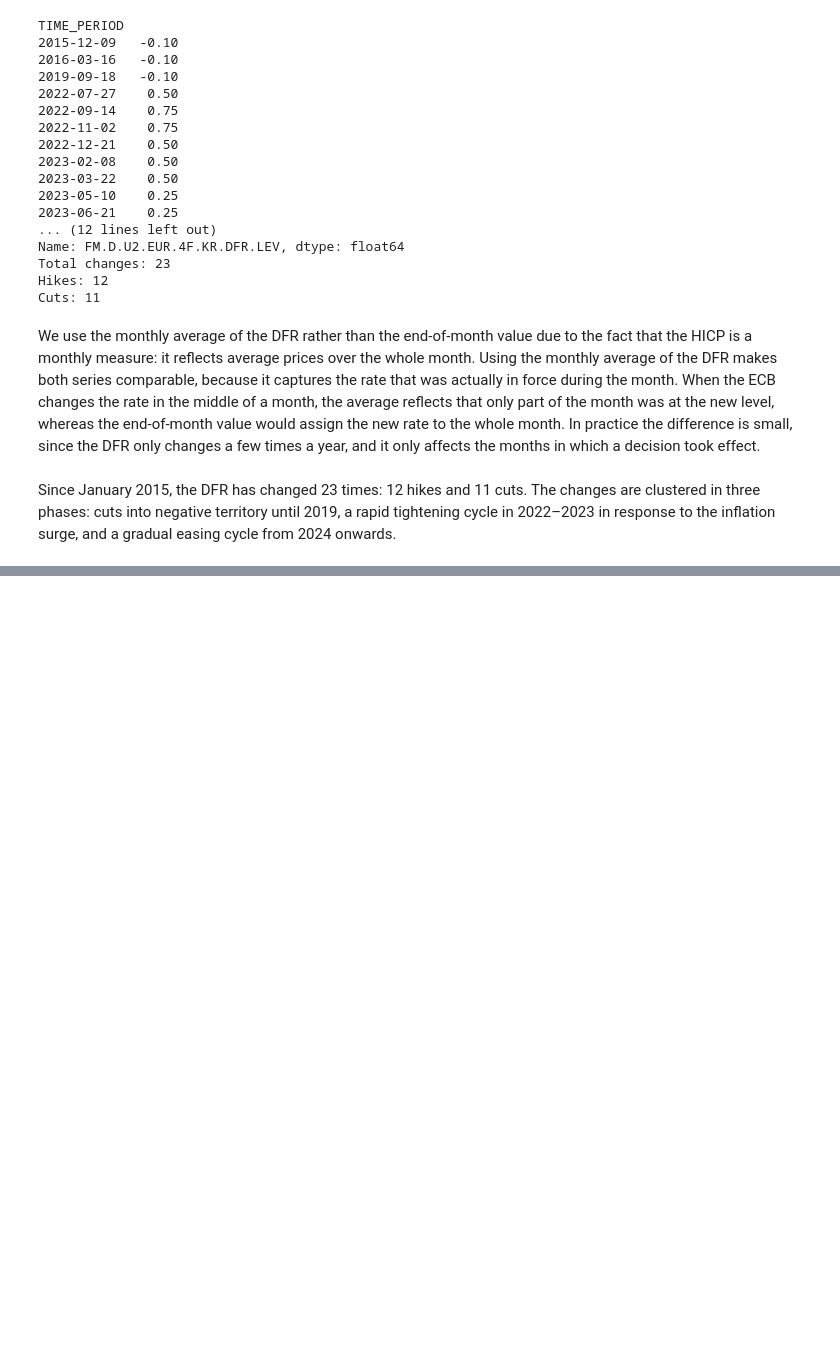
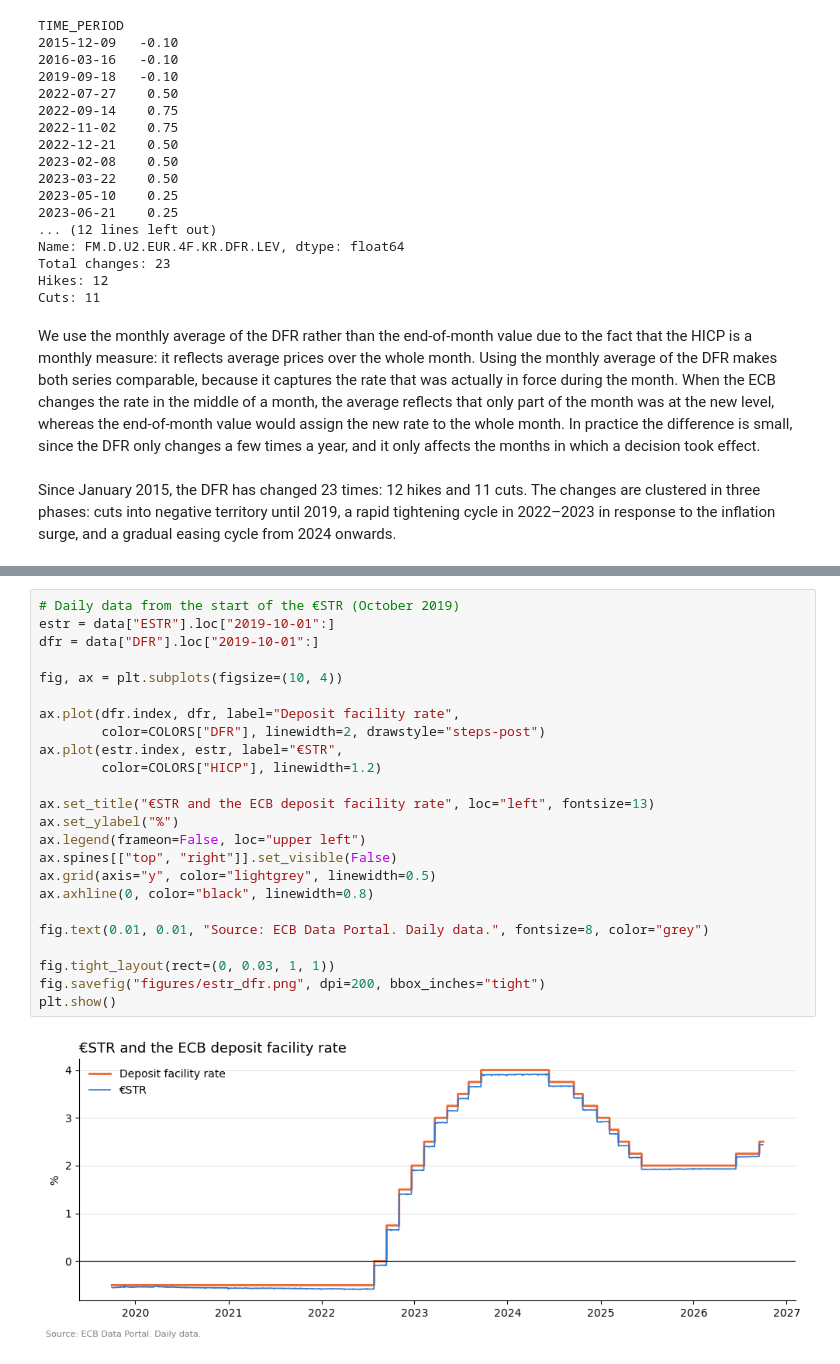
Before and after one commit to marcferrerp/ecb-monetary-policy-response, a Jupyter notebook: ecb_monetary_policy_response.ipynb, the cells around one changed output, grey strips where cells are left out. Saved outputs shown, nothing was run; the diff lists cells and outputs as text; blank space fills up the shorter version.

```diff
--- a/ecb_monetary_policy_response.ipynb
+++ b/ecb_monetary_policy_response.ipynb
@@ -114,0 +149,26 @@ Since January 2015, the DFR has changed 23 times: 12 hikes and 11 cuts. The chan
+# %%
+# Daily data from the start of the €STR (October 2019)
+estr = data["ESTR"].loc["2019-10-01":]
+dfr = data["DFR"].loc["2019-10-01":]
+
+fig, ax = plt.subplots(figsize=(10, 4))
+
+ax.plot(dfr.index, dfr, label="Deposit facility rate",
+        color=COLORS["DFR"], linewidth=2, drawstyle="steps-post")
+ax.plot(estr.index, estr, label="€STR",
+        color=COLORS["HICP"], linewidth=1.2)
+
+ax.set_title("€STR and the ECB deposit facility rate", loc="left", fontsize=13)
+ax.set_ylabel("%")
+ax.legend(frameon=False, loc="upper left")
+ax.spines[["top", "right"]].set_visible(False)
+ax.grid(axis="y", color="lightgrey", linewidth=0.5)
+ax.axhline(0, color="black", linewidth=0.8)
+
+fig.text(0.01, 0.01, "Source: ECB Data Portal. Daily data.", fontsize=8, color="grey")
+
+fig.tight_layout(rect=(0, 0.03, 1, 1))
+fig.savefig("figures/estr_dfr.png", dpi=200, bbox_inches="tight")
+plt.show()
+# %% [output]
+[figure, added]
```
Also changed, not shown: parts of 9 cells of this notebook, 1 other file.
